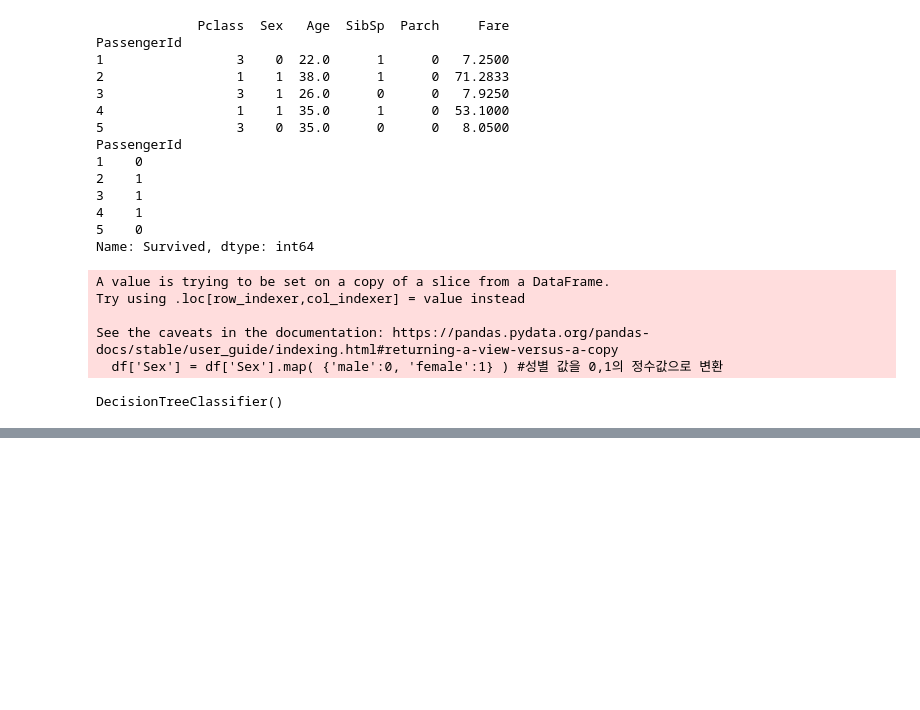
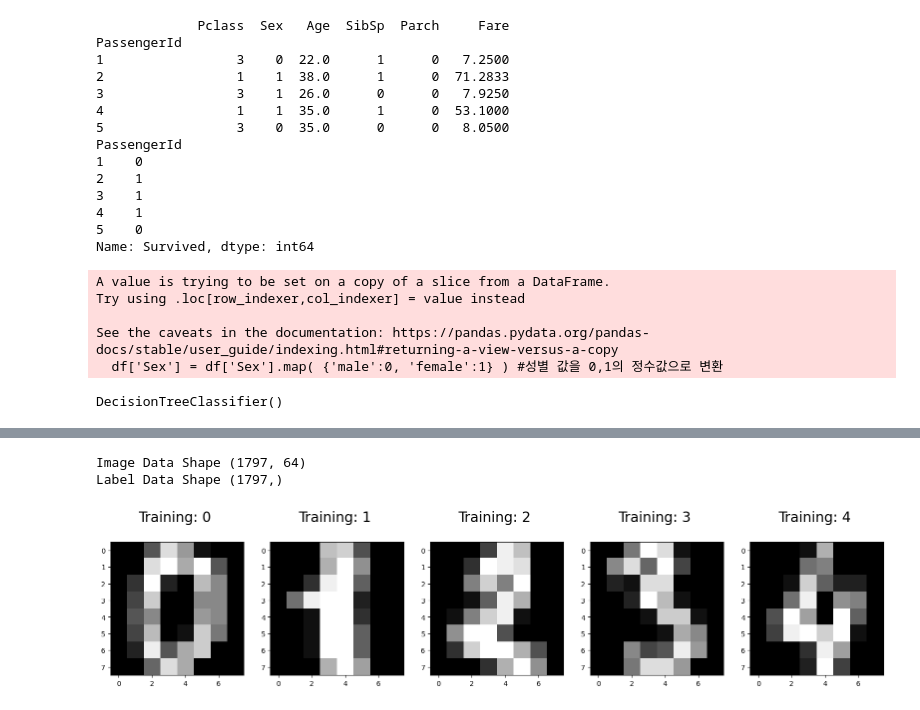
Before and after one commit to squiller1/Deeplearning_study, a Jupyter notebook: Pytorch/Pytorch_3.ipynb, the cells around one changed output, grey strips where cells are left out. Drawn from its saved outputs; the diff is of its cells as text; code cells hidden in the pictures; blank space fills up the shorter version.

```diff
--- a/Pytorch/Pytorch_3.ipynb
+++ b/Pytorch/Pytorch_3.ipynb
@@ -257,0 +286,26 @@ True Survival                          17                  50
+# %%
+#신규 데이터(숫자, digit)에 대한 정확한 예측 - 로지스틱 회귀를 이용하여
+
+#1. 라이브러리 호출 및 데이터 준비
+%matplotlib inline
+from sklearn.datasets import load_digits
+digits = load_digits()
+
+print('Image Data Shape', digits.data.shape) #사진이 1797개 있으며, 8x8의 64차원
+print('Label Data Shape', digits.target.shape) #타깃 이미지(숫자 정보)가 1797개 있음
+# %% [output]
+Image Data Shape (1797, 64)
+Label Data Shape (1797,)
+# %%
+#2. digit 데이터의 시각화
+
+import numpy as np
+import matplotlib.pyplot as plt
+
+plt.figure( figsize=(20,4) )
+for index, (image, label) in enumerate( zip(digits.data[0:5], digits.target[0:5]) ) :
+  plt.subplot(1, 5, index+1) #사진이 옆으로 나열되게~
+  plt.imshow( np.reshape(image, (8,8)), cmap=plt.cm.gray )
+  plt.title( f'Training: {label} \n', fontsize=20 )
+# %% [output]
+[figure, added]
```
Also changed, not shown: parts of 34 cells of this notebook.
